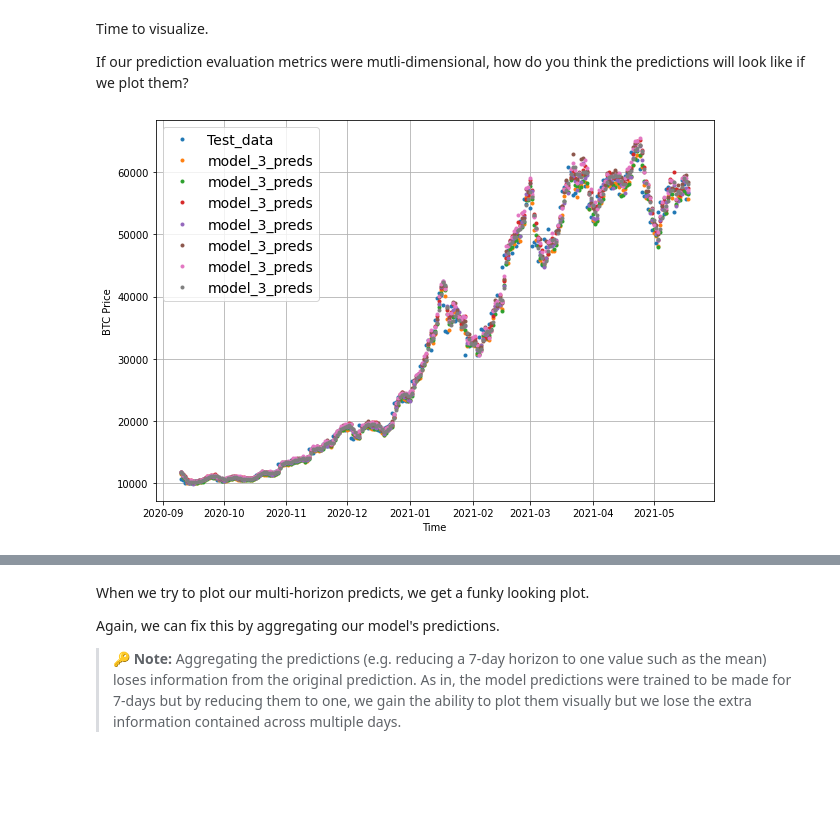
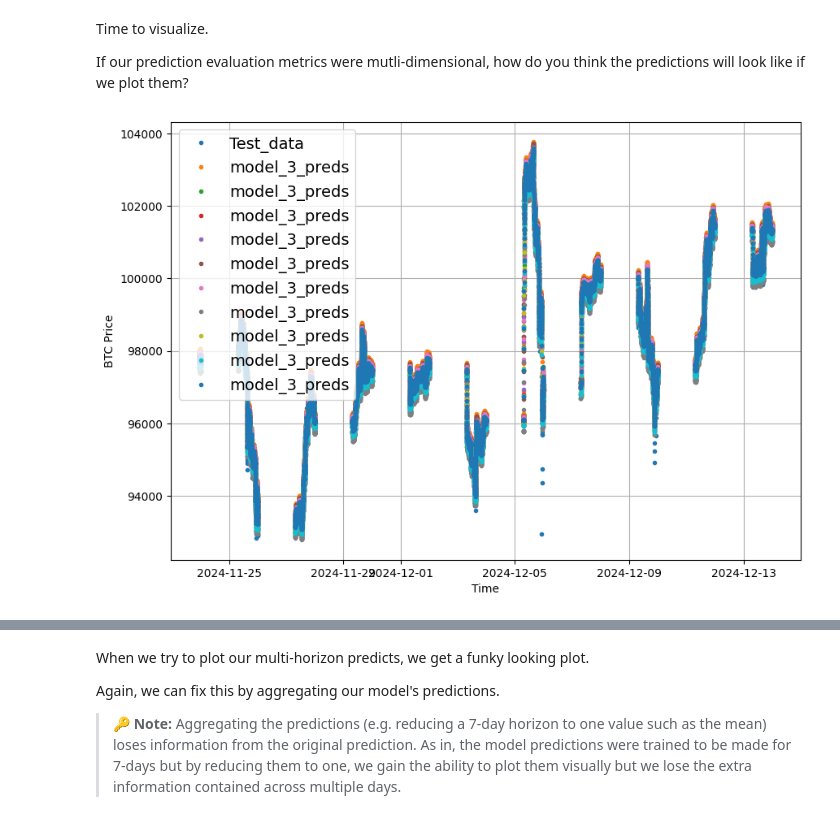
Before and after one commit to Garcialejan/Tensorflow_deep_learning_theory, a Jupyter notebook: Theory_notebooks/10_time_series_forecasting_in_tensorflow.ipynb, the cells around one changed output, grey strips where cells are left out. Cells and saved outputs as stored; diff of their text form; code cells hidden in the pictures; blank space fills up the shorter version.

```diff
--- a/Theory_notebooks/10_time_series_forecasting_in_tensorflow.ipynb
+++ b/Theory_notebooks/10_time_series_forecasting_in_tensorflow.ipynb
@@ -776,7 +802,7 @@ WINDOW_SIZE = 7 # use a week worth of timesteps to predict the horizon
 Now we'll write a function to take in an array and turn it into a window and horizon.
 # %%
 # Create function to label windowed data
-def get_labelled_windows(x, horizon=1):
+def get_labelled_windows(x, horizon=HORIZON):
   """
   Creates labels for windowed dataset.
 
@@ -812,8 +838,13 @@ Let's write a function which:
 
 > 📖 **Resource:** The function created below has been adapted from Syafiq Kamarul Azman's article [*Fast and Robust Sliding Window Vectorization with NumPy*](https://towardsdatascience.com/fast-and-robust-sliding-window-vectorization-with-numpy-3ad950ed62f5).
 # %%
+import numpy as np
+
+HORIZON = 1 # predict next minute
+WINDOW_SIZE = 60 # # use previous hour of data
+
 # Create function to view NumPy arrays as windows
-def make_windows(x, window_size=7, horizon=1):
+def make_windows(x, window_size=WINDOW_SIZE, horizon=HORIZON):
   """
   Turns a 1D array into a 2D array of sequential windows of window_size.
   """
@@ -1270,6 +1412,6 @@ First, we'll update the `HORIZON` and `WINDOW_SIZE` variables and create windowe
 # %%
-HORIZON = 7
-WINDOW_SIZE = 30
+HORIZON = 10
+WINDOW_SIZE = 60
 
 full_windows, full_labels = make_windows(prices, window_size=WINDOW_SIZE, horizon=HORIZON)
 len(full_windows), len(full_labels)
@@ -1332,6 +1464,6 @@ model_3.evaluate(test_windows, test_labels)
 To compare apples to apples (best performing model to best performing model), we've got to load in the best version of `model_3`.
 # %%
 # Load in best version of model_3 and evaluate
-model_3 = tf.keras.models.load_model("model_experiments/model_3_dense/")
+model_3 = tf.keras.models.load_model("time_series_model_experiments/model_3_dense.keras")
 model_3.evaluate(test_windows, test_labels)
 # %% [output]
@@ -1436,10 +1568,19 @@ Time to visualize.
 
 If our prediction evaluation metrics were mutli-dimensional, how do you think the predictions will look like if we plot them?
 # %%
-offset = 300
+week_minutes_timesteps = 7*24*60
+offset = len_test_data - week_minutes_timesteps
+
 plt.figure(figsize=(10, 7))
-plot_time_series(timesteps=X_test[-len(test_windows):], values=test_labels[:, 0], start=offset, label="Test_data")
+plot_time_series(timesteps=X_test[-len(test_windows):],
+                 values=test_labels[:, 0],
+                 start=offset,
+                 label="Test_data")
+
 # Checking the shape of model_3_preds results in [n_test_samples, HORIZON] (this will screw up the plot)
-plot_time_series(timesteps=X_test[-len(test_windows):], values=model_3_preds, start=offset, label="model_3_preds")
+plot_time_series(timesteps=X_test[-len(test_windows):],
+                 values=model_3_preds,
+                 start=offset,
+                 label="model_3_preds")
 # %% [output]
-[figure, old version]
+[figure, new version]
```
Also changed, not shown: parts of 77 cells of this notebook, 2 other files.
